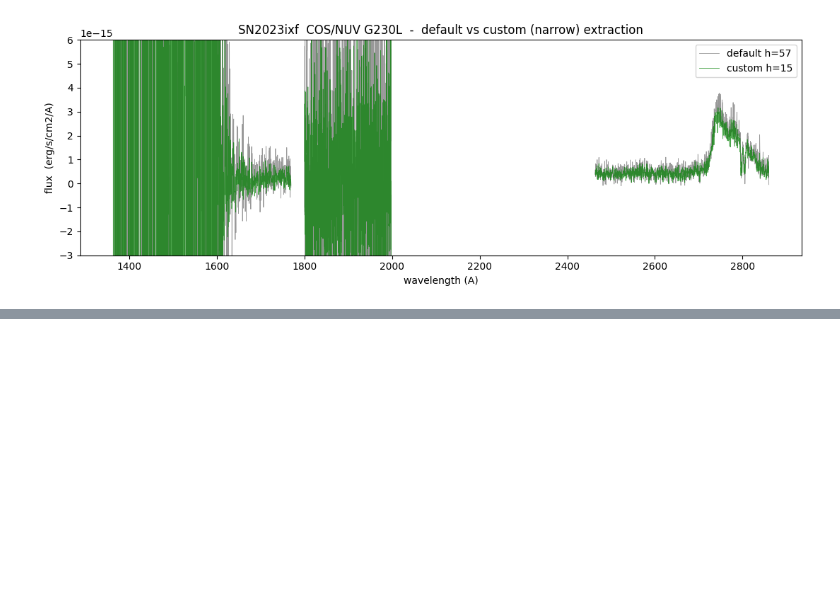
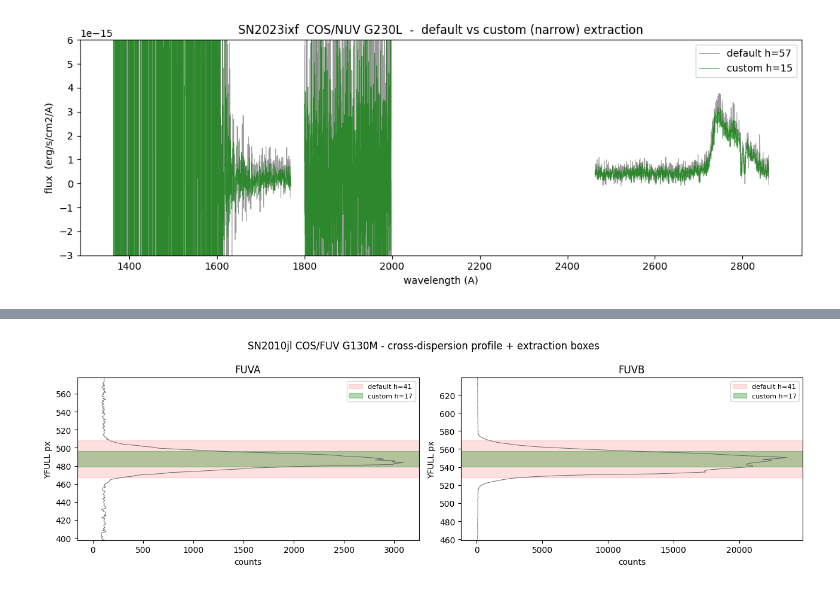
Before and after one commit to Ishaan2602/hst-uv-sn-spectra, a Jupyter notebook: cos_sandbox.ipynb, the cells around one changed output, grey strips where cells are left out. Cells and saved outputs as stored; diff of their text form; code cells hidden in the pictures; blank space fills up the shorter version.

```diff
--- a/cos_sandbox.ipynb
+++ b/cos_sandbox.ipynb
@@ -207,0 +254,24 @@ NUVC: flux std  default=4.84e-15  custom=2.49e-15
+# %%
+# FUV: collapse each segment's counts onto cross-dispersion Y, mark default vs custom boxes
+# use the calcos-made corrtag (YFULL = geo-corrected frame the boxes live in), not the raw RAWY
+ca = "./Data/2010jl/fuv_out_default/lboo22xrq_corrtag_a.fits"
+cb = ca.replace('_corrtag_a', '_corrtag_b')
+tf = Table.read("./crds_cache/references/hst/cos/97h1816tl_1dx.fits", hdu=1)
+selF = (tf['OPT_ELEM'] == 'G130M') & (tf['CENWAVE'] == 1291) & (tf['APERTURE'] == 'PSA')
+boxes = {r['SEGMENT']: (r['B_SPEC'], r['HEIGHT']) for r in tf[selF]}
+
+fig, (axa, axb) = plt.subplots(1, 2, figsize=(13, 4))
+for ax, rt, seg in [(axa, ca, 'FUVA'), (axb, cb, 'FUVB')]:
+    ev = Table.read(rt, hdu=1)
+    yprof, yed = np.histogram(ev['YFULL'], bins=np.arange(0, 1025))
+    ycc = 0.5 * (yed[:-1] + yed[1:])
+    ax.plot(yprof, ycc, lw=0.7, color='0.4')
+    b, hd = boxes[seg]
+    ax.axhspan(b - hd/2, b + hd/2, color='red', alpha=0.12, label=f'default h={hd}')
+    ax.axhspan(b - 17/2, b + 17/2, color='green', alpha=0.3, label='custom h=17')
+    ax.set_title(seg); ax.set_xlabel('counts'); ax.set_ylabel('YFULL px')
+    ax.set_ylim(b - 90, b + 90); ax.legend(fontsize=8)
+plt.suptitle('SN2010jl COS/FUV G130M - cross-dispersion profile + extraction boxes')
+plt.tight_layout(); plt.show()
+# %% [output]
+[figure, added]
```
Also changed, not shown: parts of 4 cells of this notebook, 3 other files.
